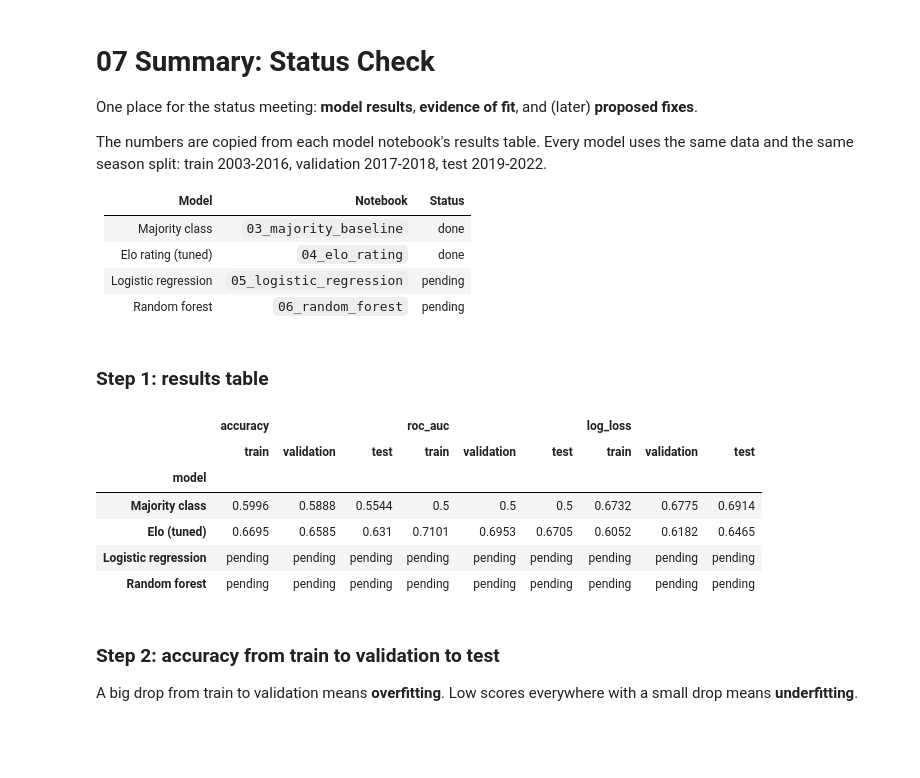
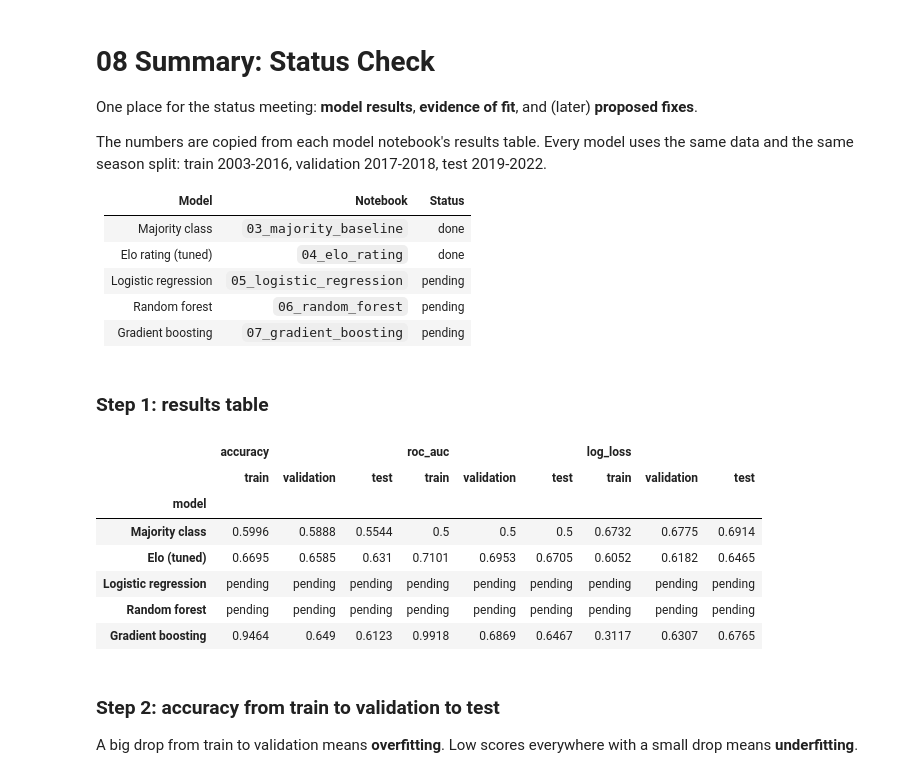
Before and after one commit to linjustin8/cis4930-nba-ml-project, a Jupyter notebook: notebooks/08_summary_status_check.ipynb, the cells around one changed output. Drawn from its saved outputs; the diff is of its cells as text; code cells hidden in the pictures; blank space fills up the shorter version.

Commit message:
gradient boosting partial implementaiton

```diff
--- a/notebooks/07_summary_status_check.ipynb
+++ b/notebooks/08_summary_status_check.ipynb
@@ -1,5 +1,5 @@
 # %% [markdown]
-# 07 Summary: Status Check
+# 08 Summary: Status Check
 One place for the status meeting: **model results**, **evidence of fit**, and (later) **proposed fixes**.
 
 The numbers are copied from each model notebook's results table. Every model uses the same data and the same season split:
@@ -11,6 +11,7 @@ train 2003-2016, validation 2017-2018, test 2019-2022.
 | Elo rating (tuned) | `04_elo_rating` | done |
 | Logistic regression | `05_logistic_regression` | pending |
 | Random forest | `06_random_forest` | pending |
+| Gradient boosting | `07_gradient_boosting` | pending |
 # %% [markdown]
 ### Step 1: results table
 # %%
@@ -23,33 +24,38 @@ import matplotlib.pyplot as plt
 rows = [
     ("Majority class", "03", "train",      0.5996, 0.5000, 0.6732),
     ("Majority class", "03", "validation", 0.5888, 0.5000, 0.6775),
     ("Majority class", "03", "test",       0.5544, 0.5000, 0.6914),
     ("Elo (tuned)",    "04", "train",      0.6695, 0.7101, 0.6052),
     ("Elo (tuned)",    "04", "validation", 0.6585, 0.6953, 0.6182),
     ("Elo (tuned)",    "04", "test",       0.6310, 0.6705, 0.6465),
     # pending: fill in when notebooks 05 and 06 are done
     ("Logistic regression", "05", "train",      np.nan, np.nan, np.nan),
     ("Logistic regression", "05", "validation", np.nan, np.nan, np.nan),
     ("Logistic regression", "05", "test",       np.nan, np.nan, np.nan),
     ("Random forest", "06", "train",      np.nan, np.nan, np.nan),
     ("Random forest", "06", "validation", np.nan, np.nan, np.nan),
     ("Random forest", "06", "test",       np.nan, np.nan, np.nan),
+    ("Gradient boosting", "07", "train",      0.9464, 0.9918, 0.3117),
+    ("Gradient boosting", "07", "validation", 0.6490, 0.6869, 0.6307),
+    ("Gradient boosting", "07", "test",       0.6123, 0.6467, 0.6765),
+
 ]
 results = pd.DataFrame(rows, columns=["model", "notebook", "split", "accuracy", "roc_auc", "log_loss"])
 
 models = list(dict.fromkeys(results["model"]))
 splits = ["train", "validation", "test"]
 table = results.pivot(index="model", columns="split", values=["accuracy", "roc_auc", "log_loss"])
 table = table.reindex(index=models, columns=pd.MultiIndex.from_product([["accuracy", "roc_auc", "log_loss"], splits]))
 table.round(4).astype(object).where(table.notna(), "pending")
 # %% [output]
 |  | accuracy |  |  | roc_auc |  |  | log_loss |  |  |
 |  | train | validation | test | train | validation | test | train | validation | test |
 | model |  |  |  |  |  |  |  |  |  |
 | Majority class | 0.5996 | 0.5888 | 0.5544 | 0.5 | 0.5 | 0.5 | 0.6732 | 0.6775 | 0.6914 |
 | Elo (tuned) | 0.6695 | 0.6585 | 0.631 | 0.7101 | 0.6953 | 0.6705 | 0.6052 | 0.6182 | 0.6465 |
 | Logistic regression | pending | pending | pending | pending | pending | pending | pending | pending | pending |
 | Random forest | pending | pending | pending | pending | pending | pending | pending | pending | pending |
+| Gradient boosting | 0.9464 | 0.649 | 0.6123 | 0.9918 | 0.6869 | 0.6467 | 0.3117 | 0.6307 | 0.6765 |
 # %% [markdown]
 ### Step 2: accuracy from train to validation to test
 A big drop from train to validation means **overfitting**. Low scores everywhere with a small drop means **underfitting**.
```
Also changed, not shown: 1 other file.
